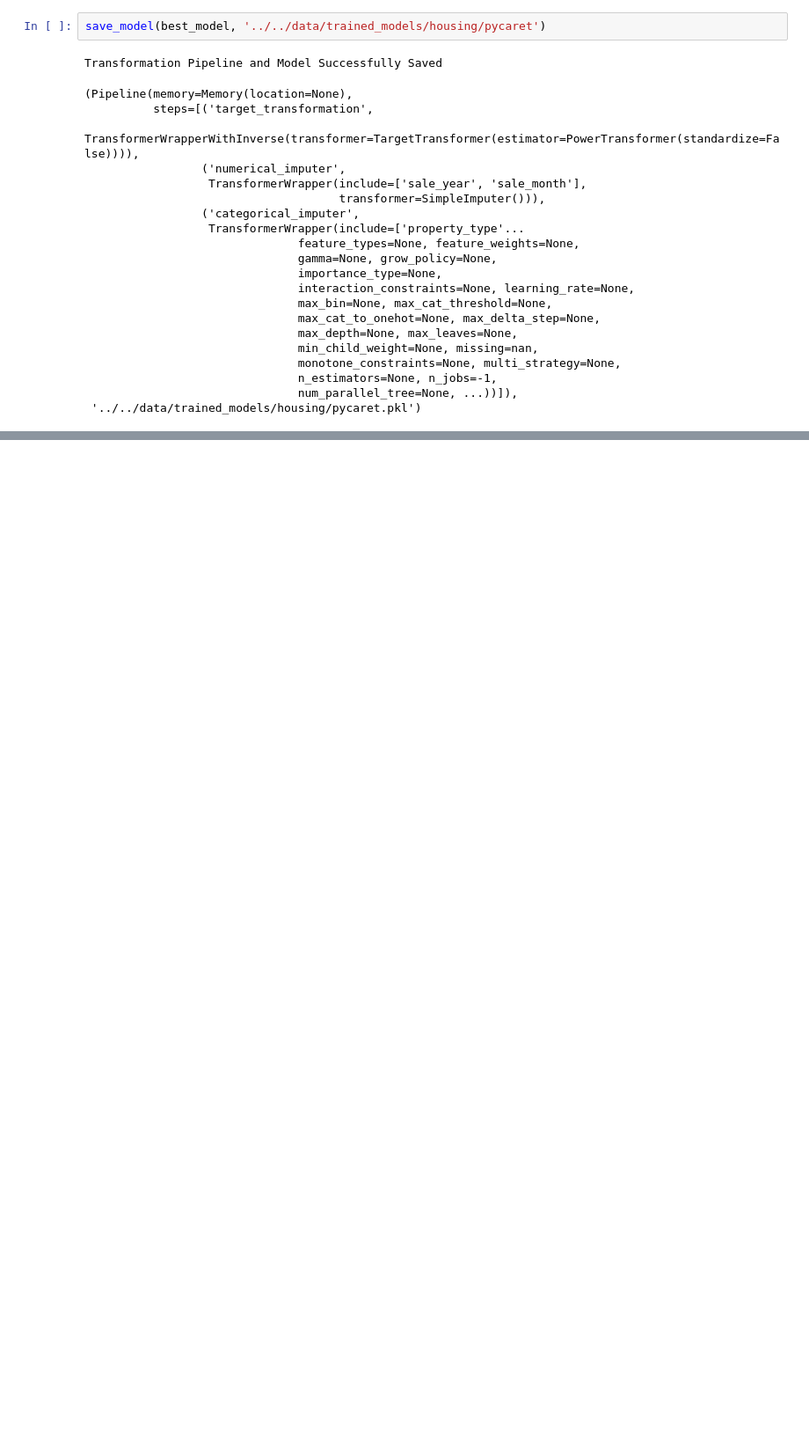
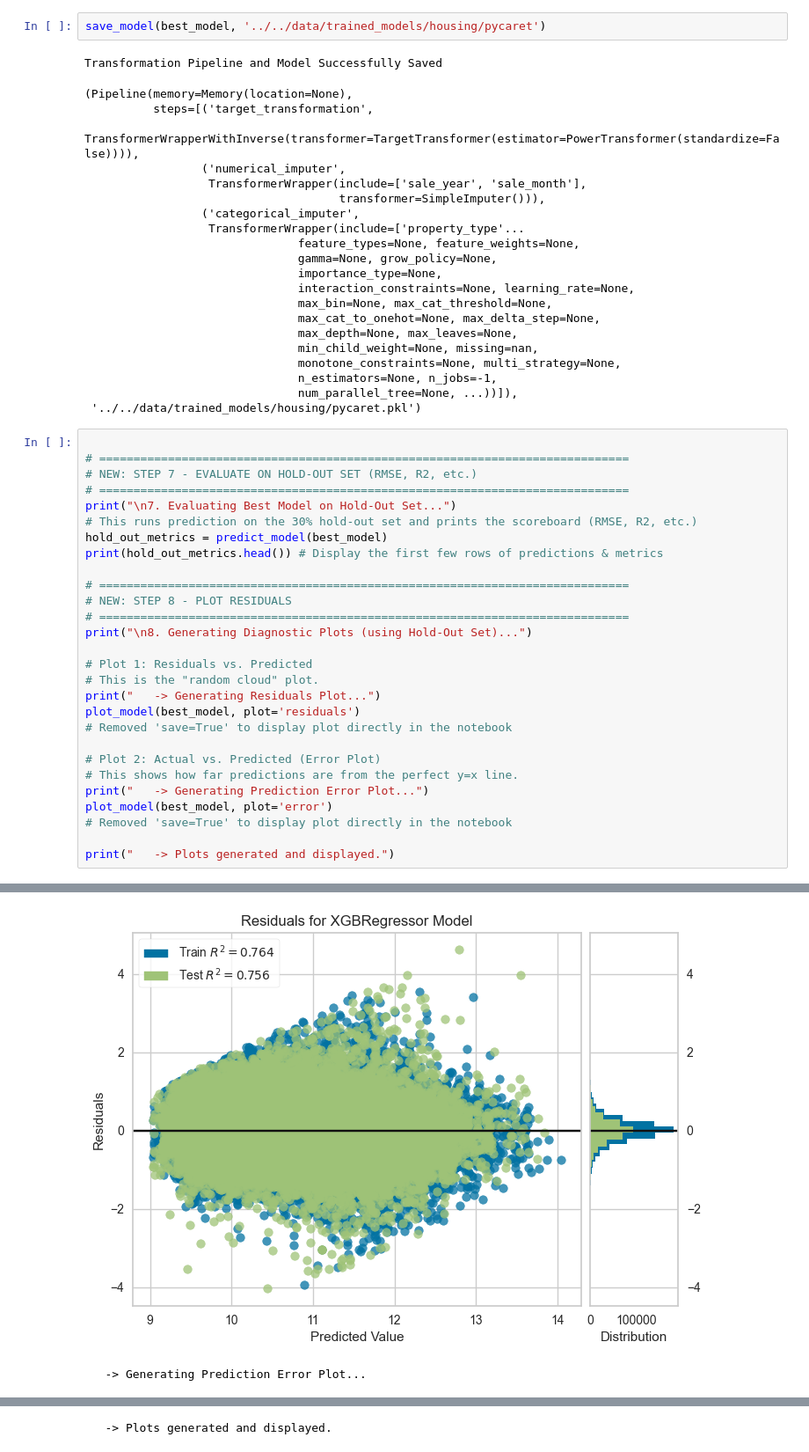
Before and after one commit to Jfgm299/Machine_Learning_AWS, a Jupyter notebook: housing_prices_notebooks/models/06_pycaret_model.ipynb, the cells around one changed output, grey strips where cells are left out. Shown at 88% size. Drawn from its saved outputs; the diff is of its cells as text; blank space fills up the shorter version.

```diff
--- a/housing_prices_notebooks/models/06_pycaret_model.ipynb
+++ b/housing_prices_notebooks/models/06_pycaret_model.ipynb
@@ -221,3 +221,32 @@ Transformation Pipeline and Model Successfully Saved
                                n_estimators=None, n_jobs=-1,
                                num_parallel_tree=None, ...))]),
  '../../data/trained_models/housing/pycaret.pkl')
+# %%
+
+# =============================================================================
+# NEW: STEP 7 - EVALUATE ON HOLD-OUT SET (RMSE, R2, etc.)
+# =============================================================================
+print("\n7. Evaluating Best Model on Hold-Out Set...")
+# This runs prediction on the 30% hold-out set and prints the scoreboard (RMSE, R2, etc.)
+hold_out_metrics = predict_model(best_model)
+print(hold_out_metrics.head()) # Display the first few rows of predictions & metrics
+
+# =============================================================================
+# NEW: STEP 8 - PLOT RESIDUALS
+# =============================================================================
+print("\n8. Generating Diagnostic Plots (using Hold-Out Set)...")
+
+# Plot 1: Residuals vs. Predicted
+# This is the "random cloud" plot.
+print("   -> Generating Residuals Plot...")
+plot_model(best_model, plot='residuals')
+# Removed 'save=True' to display plot directly in the notebook
+
+# Plot 2: Actual vs. Predicted (Error Plot)
+# This shows how far predictions are from the perfect y=x line.
+print("   -> Generating Prediction Error Plot...")
+plot_model(best_model, plot='error')
+# Removed 'save=True' to display plot directly in the notebook
+
+print("   -> Plots generated and displayed.")
+# %% [output]
@@ -223,0 +270,2 @@ Transformation Pipeline and Model Successfully Saved
+[figure, added]
+   -> Generating Prediction Error Plot...
@@ -223,0 +273 @@ Transformation Pipeline and Model Successfully Saved
+   -> Plots generated and displayed.
```
Also changed, not shown: parts of 1 cell of this notebook, 4 other files.
